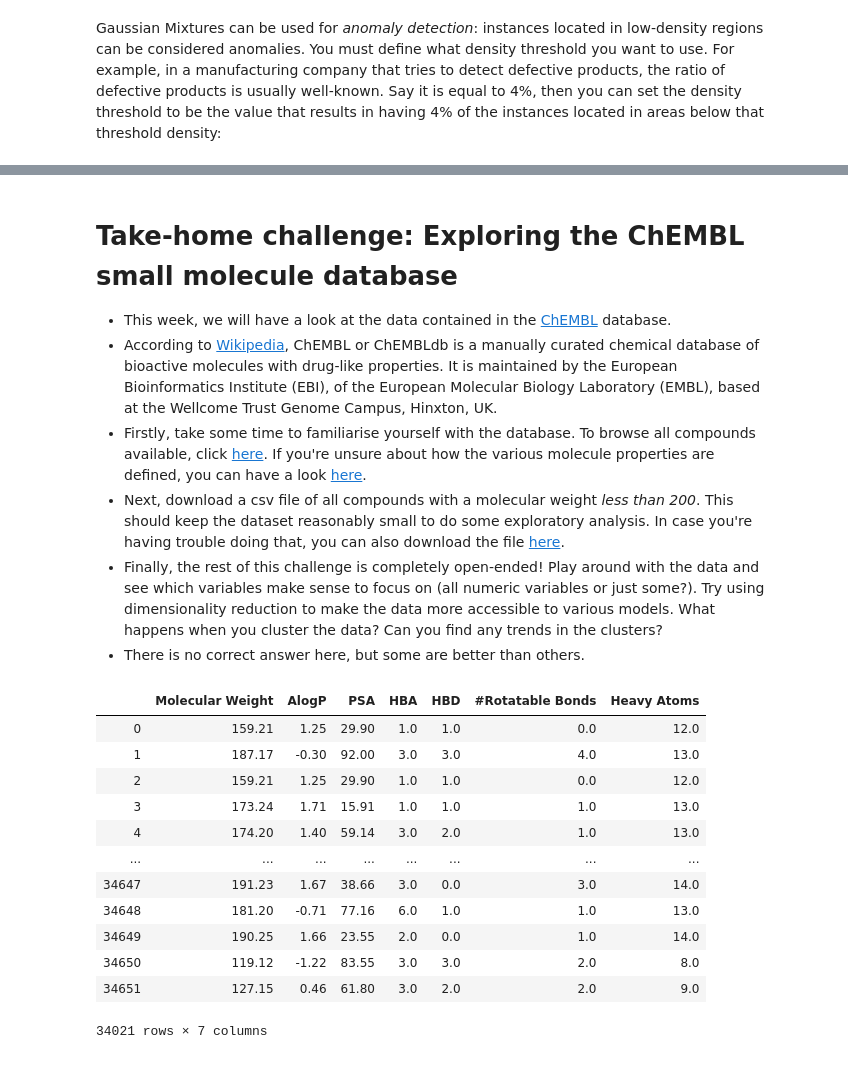
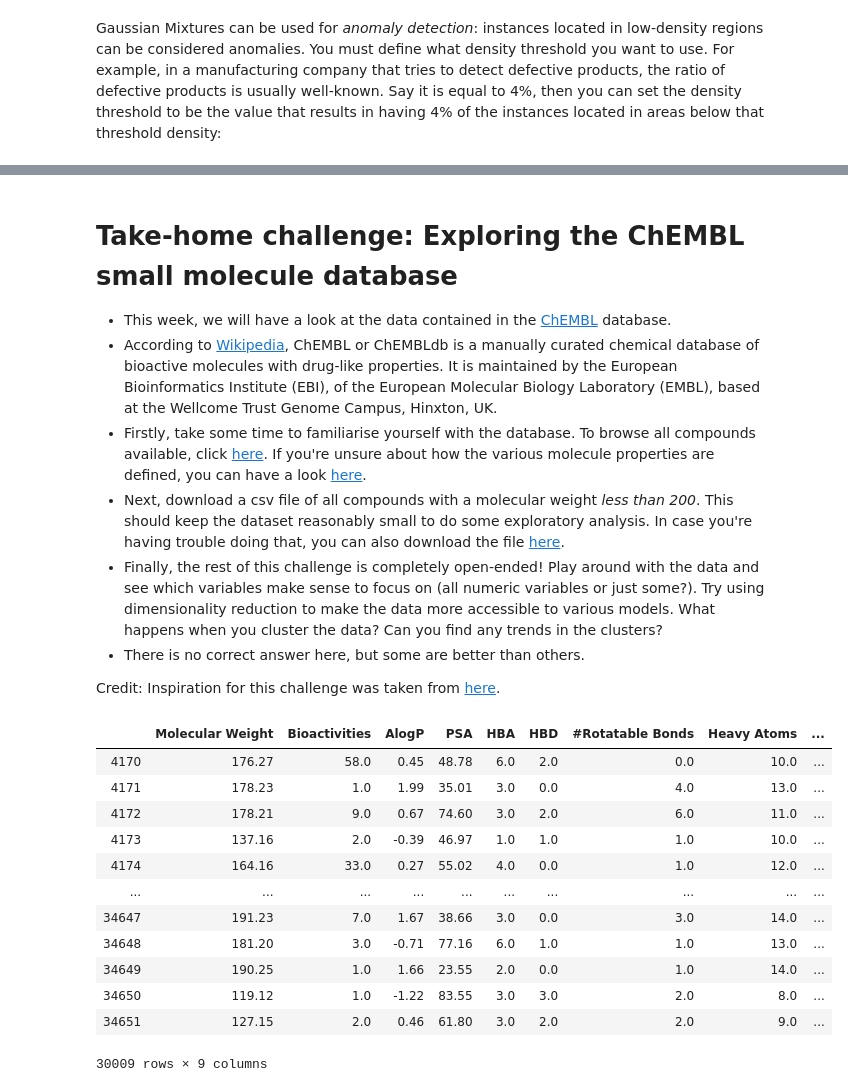
Before and after one commit to FlorianSong/Intro_data_analytics, a Jupyter notebook: Workshop3.ipynb, the cells around one changed output, grey strips where cells are left out. Cells and saved outputs as stored; diff of their text form; code cells hidden in the pictures.

```diff
--- a/Workshop3.ipynb
+++ b/Workshop3.ipynb
@@ -1313,29 +1359,31 @@ plt.show()
 - Next, download a csv file of all compounds with a molecular weight *less than 200*. This should keep the dataset reasonably small to do some exploratory analysis. In case you're having trouble doing that, you can also download the file [here](https://github.com/FlorianSong/Intro_data_analytics/blob/master/CHEMBL_200.csv).
 - Finally, the rest of this challenge is completely open-ended! Play around with the data and see which variables make sense to focus on (all numeric variables or just some?). Try using dimensionality reduction to make the data more accessible to various models. What happens when you cluster the data? Can you find any trends in the clusters?
 - There is no correct answer here, but some are better than others.
+
+Credit: Inspiration for this challenge was taken from [here](https://github.com/nebarlow/machine_learning_for_chem_bio).
 # %%
 import pandas as pd
 chembl = pd.read_csv("CHEMBL_200.csv", sep = ";")
 
 # A selection of basic predictors
-columns = ['Molecular Weight','AlogP','PSA','HBA','HBD','#Rotatable Bonds', "Heavy Atoms"]
+columns = ['Molecular Weight', 'Bioactivities', 'AlogP','PSA','HBA','HBD','#Rotatable Bonds', "Heavy Atoms", "Aromatic Rings"]
 
 # Use this line to get all columns of type float
 # columns = chembl.columns[np.where(chembl.dtypes == "float64")]
 
 chembl_subset = chembl[columns].dropna()
 chembl_subset
 # %% [output]
-|  | Molecular Weight | AlogP | PSA | HBA | HBD | #Rotatable Bonds | Heavy Atoms |
-| 0 | 159.21 | 1.25 | 29.90 | 1.0 | 1.0 | 0.0 | 12.0 |
-| 1 | 187.17 | -0.30 | 92.00 | 3.0 | 3.0 | 4.0 | 13.0 |
-| 2 | 159.21 | 1.25 | 29.90 | 1.0 | 1.0 | 0.0 | 12.0 |
-| 3 | 173.24 | 1.71 | 15.91 | 1.0 | 1.0 | 1.0 | 13.0 |
-| 4 | 174.20 | 1.40 | 59.14 | 3.0 | 2.0 | 1.0 | 13.0 |
-| ... | ... | ... | ... | ... | ... | ... | ... |
-| 34647 | 191.23 | 1.67 | 38.66 | 3.0 | 0.0 | 3.0 | 14.0 |
-| 34648 | 181.20 | -0.71 | 77.16 | 6.0 | 1.0 | 1.0 | 13.0 |
-| 34649 | 190.25 | 1.66 | 23.55 | 2.0 | 0.0 | 1.0 | 14.0 |
-| 34650 | 119.12 | -1.22 | 83.55 | 3.0 | 3.0 | 2.0 | 8.0 |
-| 34651 | 127.15 | 0.46 | 61.80 | 3.0 | 2.0 | 2.0 | 9.0 |
+|  | Molecular Weight | Bioactivities | AlogP | PSA | HBA | HBD | #Rotatable Bonds | Heavy Atoms | ... |
+| 4170 | 176.27 | 58.0 | 0.45 | 48.78 | 6.0 | 2.0 | 0.0 | 10.0 | ... |
+| 4171 | 178.23 | 1.0 | 1.99 | 35.01 | 3.0 | 0.0 | 4.0 | 13.0 | ... |
+| 4172 | 178.21 | 9.0 | 0.67 | 74.60 | 3.0 | 2.0 | 6.0 | 11.0 | ... |
+| 4173 | 137.16 | 2.0 | -0.39 | 46.97 | 1.0 | 1.0 | 1.0 | 10.0 | ... |
+| 4174 | 164.16 | 33.0 | 0.27 | 55.02 | 4.0 | 0.0 | 1.0 | 12.0 | ... |
+| ... | ... | ... | ... | ... | ... | ... | ... | ... | ... |
+| 34647 | 191.23 | 7.0 | 1.67 | 38.66 | 3.0 | 0.0 | 3.0 | 14.0 | ... |
+| 34648 | 181.20 | 3.0 | -0.71 | 77.16 | 6.0 | 1.0 | 1.0 | 13.0 | ... |
+| 34649 | 190.25 | 1.0 | 1.66 | 23.55 | 2.0 | 0.0 | 1.0 | 14.0 | ... |
+| 34650 | 119.12 | 1.0 | -1.22 | 83.55 | 3.0 | 3.0 | 2.0 | 8.0 | ... |
+| 34651 | 127.15 | 2.0 | 0.46 | 61.80 | 3.0 | 2.0 | 2.0 | 9.0 | ... |
-34021 rows × 7 columns
+30009 rows × 9 columns
```
Also changed, not shown: parts of 50 cells of this notebook, 6 other files.
